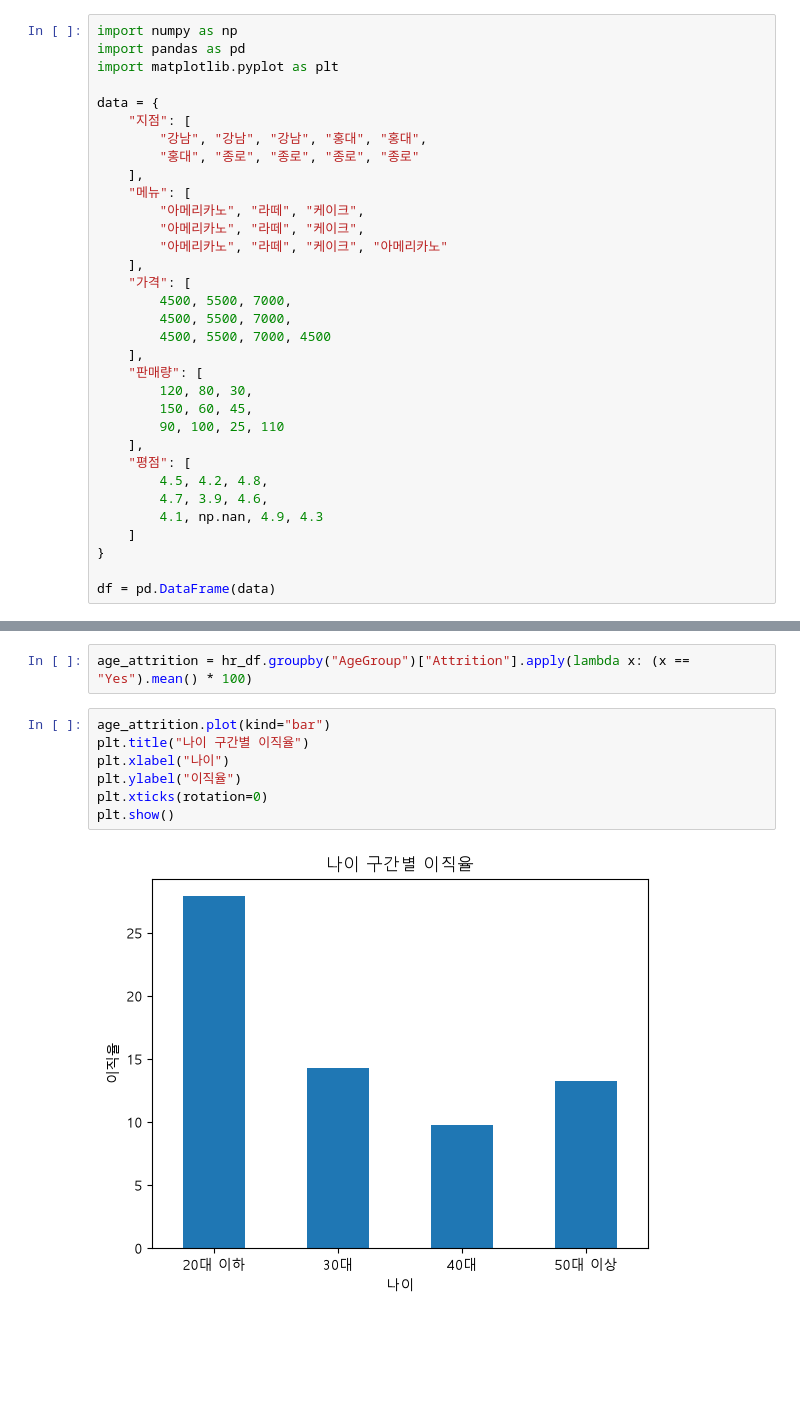
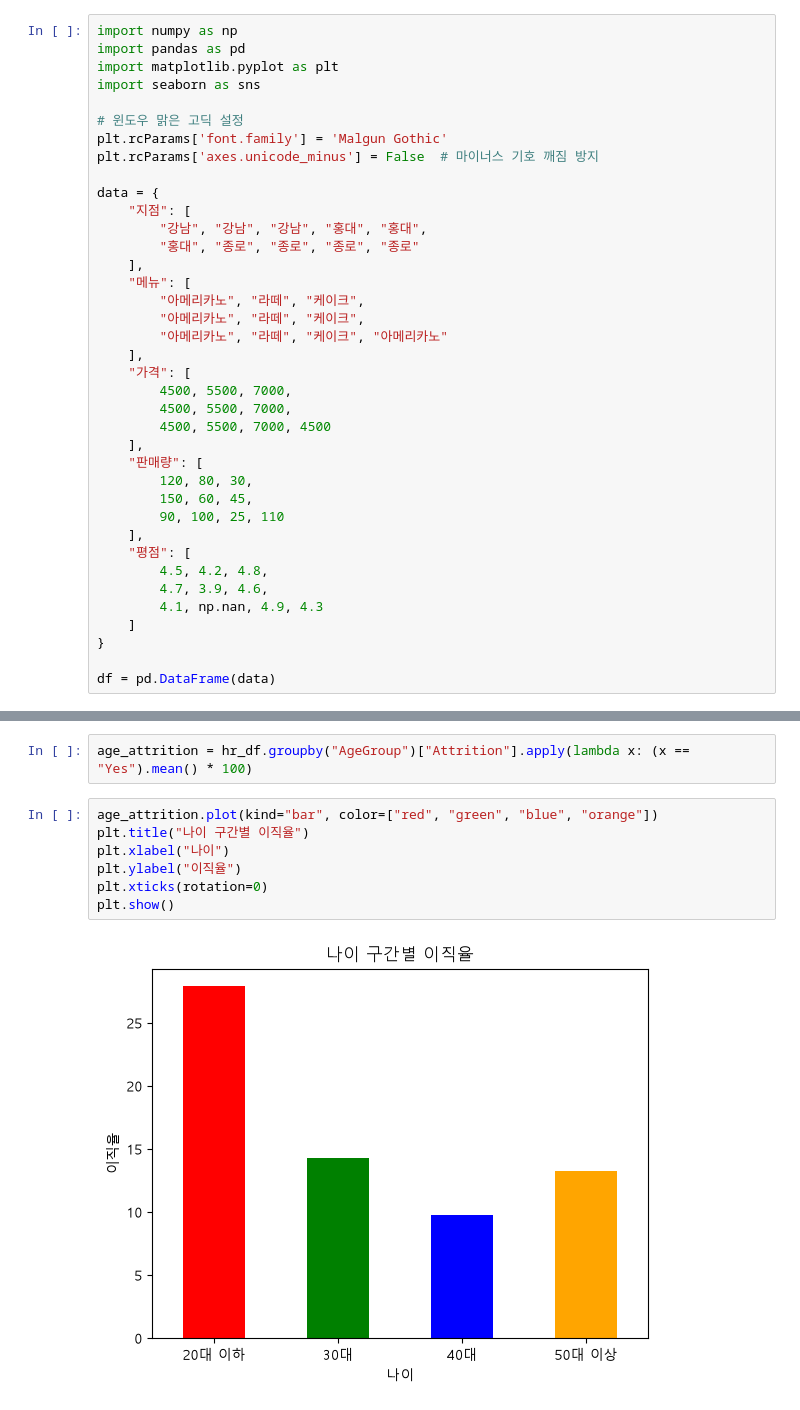
Before and after one commit to fdsa0317/kdt-data-analysis, a Jupyter notebook: 복습.ipynb, the cells around one changed output, grey strips where cells are left out. Saved outputs shown, nothing was run; the diff lists cells and outputs as text; blank space fills up the shorter version.

```diff
--- a/복습.ipynb
+++ b/복습.ipynb
@@ -2,6 +2,11 @@
 import numpy as np
 import pandas as pd
 import matplotlib.pyplot as plt
+import seaborn as sns
+
+# 윈도우 맑은 고딕 설정
+plt.rcParams['font.family'] = 'Malgun Gothic'
+plt.rcParams['axes.unicode_minus'] = False  # 마이너스 기호 깨짐 방지
 
 data = {
     "지점": [
@@ -279,11 +284,11 @@ hr_df["AgeGroup"] = hr_df["Age"].apply(age_group)
 # %%
 age_attrition = hr_df.groupby("AgeGroup")["Attrition"].apply(lambda x: (x == "Yes").mean() * 100)
 # %%
-age_attrition.plot(kind="bar")
+age_attrition.plot(kind="bar", color=["red", "green", "blue", "orange"])
 plt.title("나이 구간별 이직율")
 plt.xlabel("나이")
 plt.ylabel("이직율")
 plt.xticks(rotation=0)
 plt.show()
 # %% [output]
-[figure, old version]
+[figure, new version]
```
Also changed, not shown: parts of 8 cells of this notebook, 1 other file.
